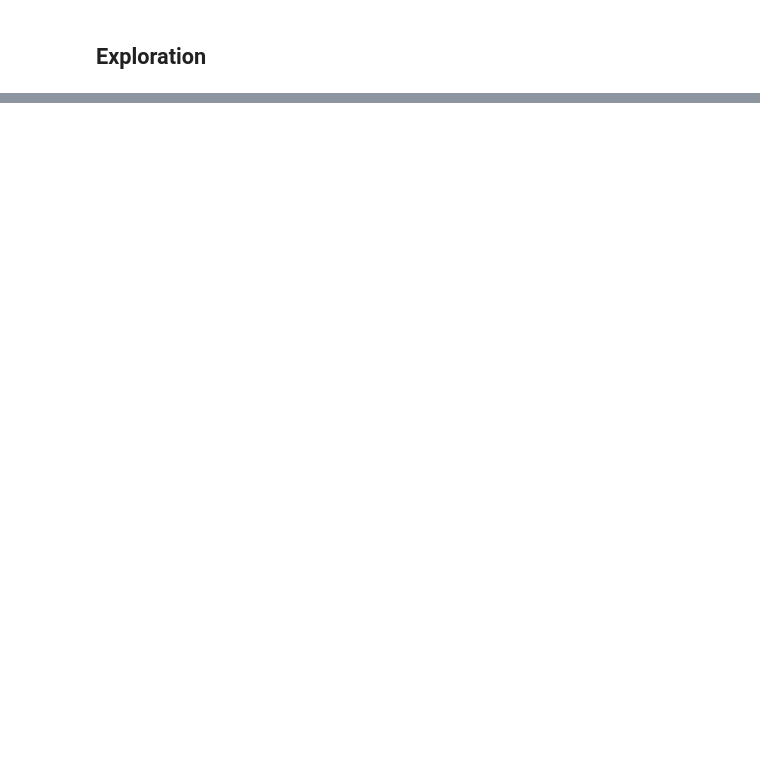
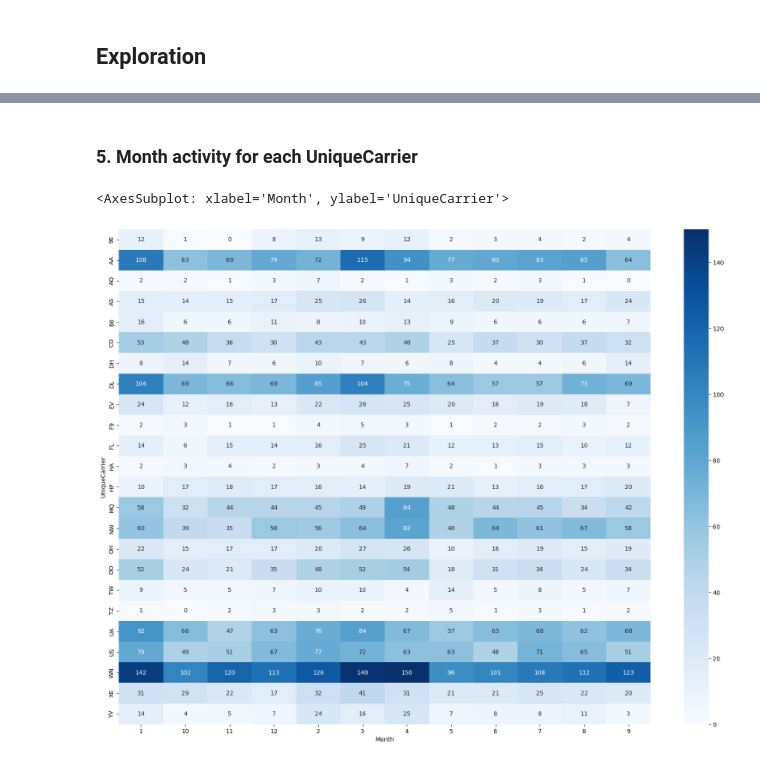
Before and after one commit to nadavoved/another_analysis, a Jupyter notebook: Part_I_notebook.ipynb, the cells around one changed output, grey strips where cells are left out. Cells and saved outputs as stored; diff of their text form; code cells hidden in the pictures; blank space fills up the shorter version.

```diff
--- a/Part_I_notebook.ipynb
+++ b/Part_I_notebook.ipynb
@@ -115,0 +156,10 @@ grouped_df.sum()
+# %% [markdown]
+### 5. Month activity for each UniqueCarrier
+# %%
+routes_cnts = df.groupby(by=['UniqueCarrier', 'Month'], as_index=False).size()
+chart_data = routes_cnts.pivot(index='UniqueCarrier', columns='Month', values='size')
+fig = plt.figure(figsize=(20, 15))
+sns.heatmap(data=chart_data, annot=True, fmt=".0f", cmap='Blues')
+# %% [output]
+<AxesSubplot: xlabel='Month', ylabel='UniqueCarrier'>
+[figure, added]
```
Also changed, not shown: parts of 17 cells of this notebook, 1 other file.
